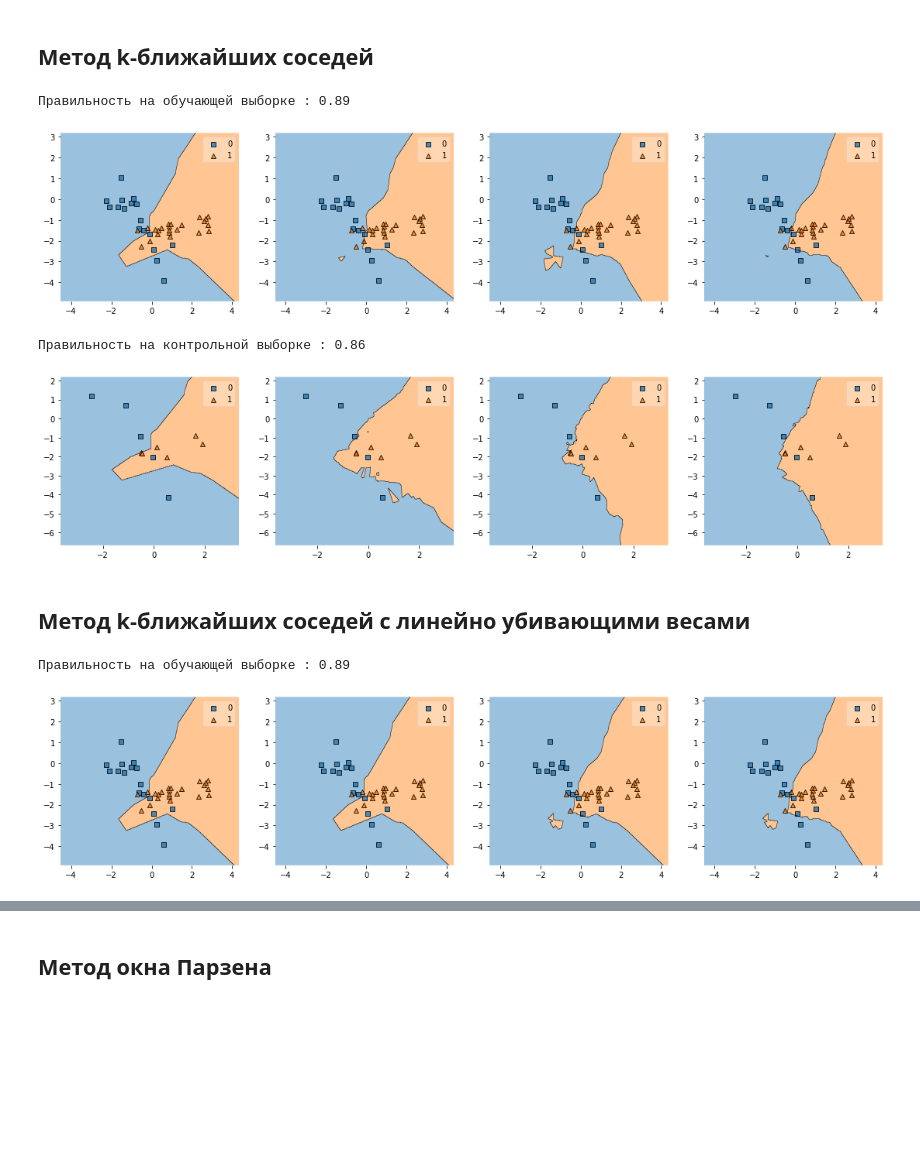
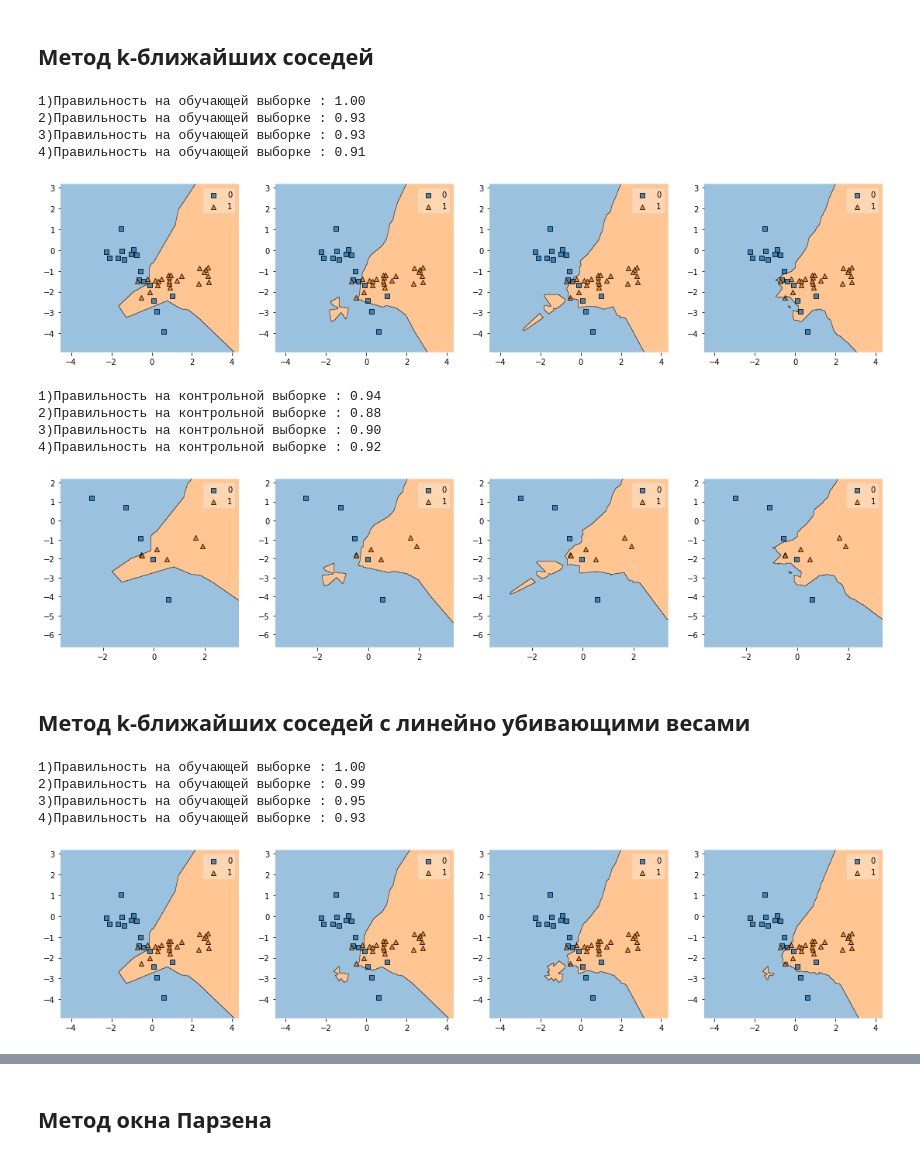
Before and after one commit to DieNice/AdultResearch, a Jupyter notebook: metricsmethods.ipynb, the cells around one changed output, grey strips where cells are left out. Drawn from its saved outputs; the diff is of its cells as text; code cells hidden in the pictures; blank space fills up the shorter version.

```diff
--- a/metricsmethods.ipynb
+++ b/metricsmethods.ipynb
@@ -267,4 +267,4 @@ trainX, testX, trainY, testY = train_test_split( X, Y, test_size = 0.3)
 ## Метод ближайшего соседа
 # %%
 model = KNeighborsClassifier(n_neighbors=1)
-_ = model.fit(X_train, Y_train)
+model.fit(X_train, Y_train)
@@ -294,7 +296,7 @@ plt.show()
 ## Метод k-ближайших соседей
 # %%
 models = []
-for n_neighbors in range(1, 50):
+for n_neighbors in range(1, 10):
     model = KNeighborsClassifier(n_neighbors=n_neighbors)
     model.fit(X_train, Y_train)
     models.append(model)
@@ -307,28 +309,36 @@ for i in range(4):
     ax.append(fig.add_subplot(gs[i]))
 
 for i in range(4):
-    plot_decision_regions(X_train, Y_train, models[i], ax=ax[i],feature_index=[0,3],
+    plot_decision_regions(X_train, Y_train, models[2*i], ax=ax[i],feature_index=[0,3],
                       filler_feature_values= feature_val,filler_feature_ranges= feature_width)
-print("Правильность на обучающей выборке : {:.2f}".format(model.score(X_train,Y_train)))
+    print("{})Правильность на обучающей выборке : {:.2f}".format((i+1),models[2*i].score(X_train,Y_train)))
 plt.show()
 # %% [output]
-Правильность на обучающей выборке : 0.89
+1)Правильность на обучающей выборке : 1.00
+2)Правильность на обучающей выборке : 0.93
+3)Правильность на обучающей выборке : 0.93
+4)Правильность на обучающей выборке : 0.91
-[figure, old version]
+[figure, new version]
 # %%
+# Число соседей 0.003% от выборки в 2к обхектов является самым оптимальным 6 соседей
+# Чем больше выборка тем точнее результат
 fig, gs = plt.figure(figsize=(19,4)), gridspec.GridSpec(1, 4)
 
 ax = []
 for i in range(4):
     ax.append(fig.add_subplot(gs[i]))
 
 for i in range(4):
-    plot_decision_regions(X_test, Y_test, models[12*i], ax=ax[i],feature_index=[0,3],
+    plot_decision_regions(X_test, Y_test, models[i*2], ax=ax[i],feature_index=[0,3],
                       filler_feature_values= feature_val,filler_feature_ranges= feature_width)
-print("Правильность на контрольной выборке : {:.2f}".format(models[46].score(X_test,Y_test)))
+    print("{})Правильность на контрольной выборке : {:.2f}".format((i+1),models[i*2].score(X_test,Y_test)))
 plt.show()
 # %% [output]
-Правильность на контрольной выборке : 0.86
+1)Правильность на контрольной выборке : 0.94
+2)Правильность на контрольной выборке : 0.88
+3)Правильность на контрольной выборке : 0.90
+4)Правильность на контрольной выборке : 0.92
-[figure, old version]
+[figure, new version]
 # %% [markdown]
 ## Метод k-ближайших соседей с линейно убивающими весами
 # %%
@@ -346,6 +356,7 @@ for n_neighbors in range(1, 51):
     model.fit(X_train, Y_train)
     models.append(model)
 # %%
+# Оптимальное число соседей - 6
 fig, gs = plt.figure(figsize=(19,4)), gridspec.GridSpec(1, 4)
 
 ax = []
@@ -353,13 +364,16 @@ for i in range(4):
     ax.append(fig.add_subplot(gs[i]))
 
 for i in range(4):
-    plot_decision_regions(X_train, Y_train, models[i], ax=ax[i],feature_index=[0,3],
+    plot_decision_regions(X_train, Y_train, models[i*2], ax=ax[i],feature_index=[0,3],
                       filler_feature_values= feature_val,filler_feature_ranges= feature_width)
-print("Правильность на обучающей выборке : {:.2f}".format(model.score(X_train,Y_train)))
+    print("{})Правильность на обучающей выборке : {:.2f}".format((i+1),models[i*2].score(X_train,Y_train)))
 plt.show()
 # %% [output]
-Правильность на обучающей выборке : 0.89
+1)Правильность на обучающей выборке : 1.00
+2)Правильность на обучающей выборке : 0.99
+3)Правильность на обучающей выборке : 0.95
+4)Правильность на обучающей выборке : 0.93
-[figure, old version]
+[figure, new version]
 # %%
 fig, gs = plt.figure(figsize=(19,4)), gridspec.GridSpec(1, 4)
 
```
Also changed, not shown: parts of 6 cells of this notebook.
